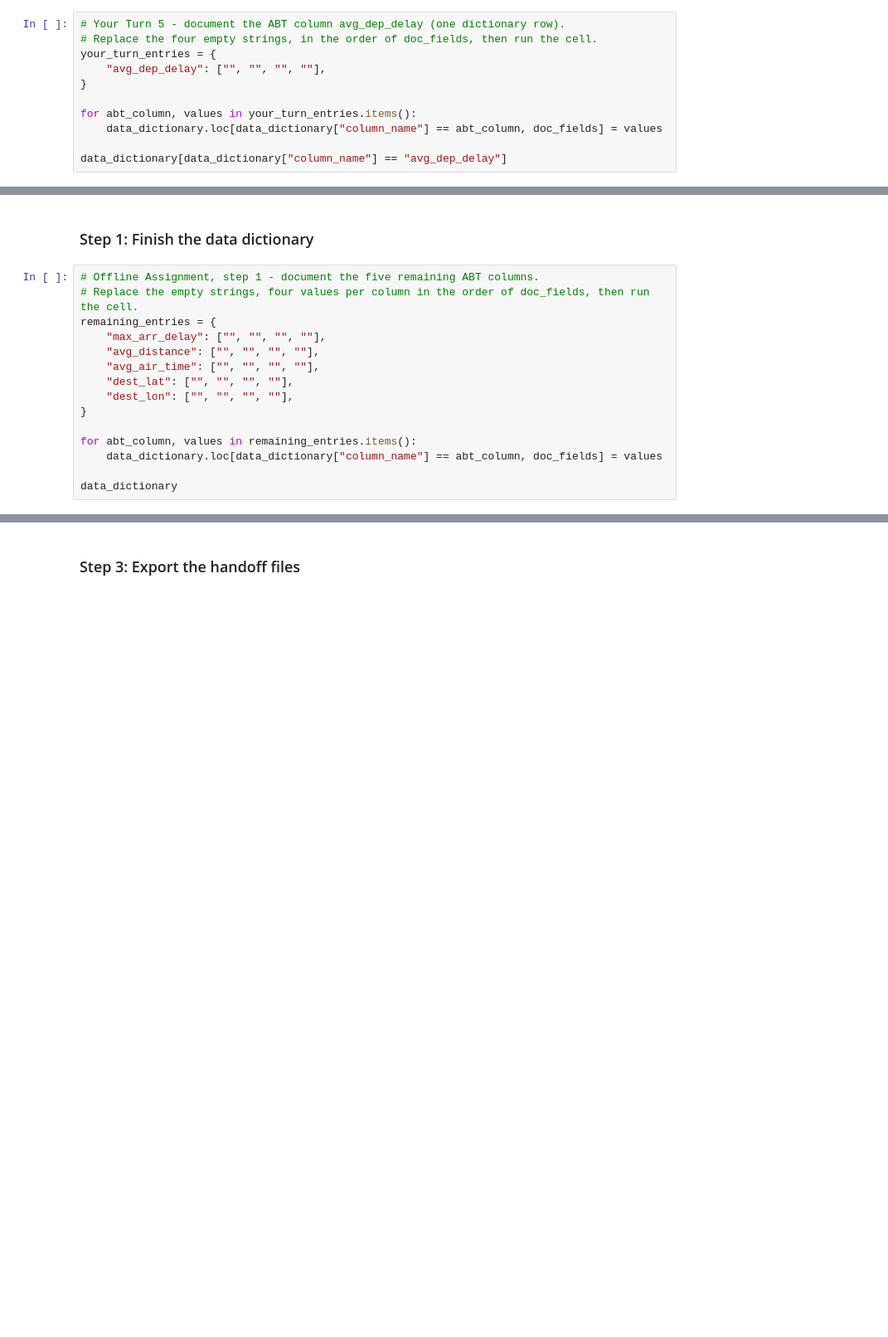
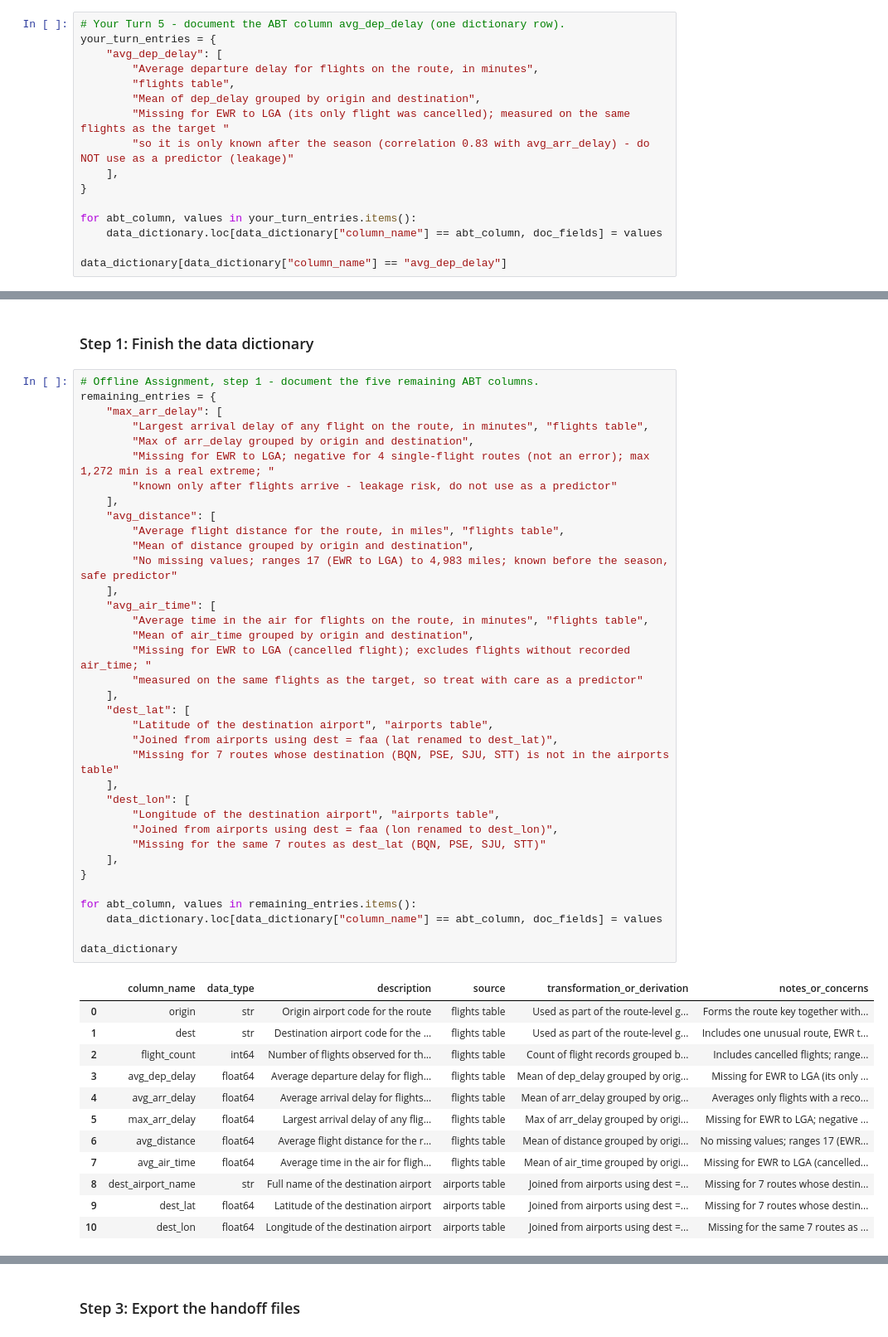
Before and after one commit to mauriciorebaza/ban6003-week-11-abt-documentation-mauricio-rebaza-figueroa, a Jupyter notebook: notebooks/module11_abt_documentation_guided_lab.ipynb, the cells around one changed output, grey strips where cells are left out. Shown at 83% size. Drawn from its saved outputs; the diff is of its cells as text; blank space fills up the shorter version.

```diff
--- a/notebooks/module11_abt_documentation_guided_lab.ipynb
+++ b/notebooks/module11_abt_documentation_guided_lab.ipynb
@@ -393,9 +528,14 @@ In `notes_or_concerns`, record two findings from earlier sections: the route whe
 In the offline assignment you will complete the dictionary rows for the five ABT columns that are still blank.
 # %%
 # Your Turn 5 - document the ABT column avg_dep_delay (one dictionary row).
-# Replace the four empty strings, in the order of doc_fields, then run the cell.
 your_turn_entries = {
-    "avg_dep_delay": ["", "", "", ""],
+    "avg_dep_delay": [
+        "Average departure delay for flights on the route, in minutes",
+        "flights table",
+        "Mean of dep_delay grouped by origin and destination",
+        "Missing for EWR to LGA (its only flight was cancelled); measured on the same flights as the target "
+        "so it is only known after the season (correlation 0.83 with avg_arr_delay) - do NOT use as a predictor (leakage)"
+    ],
 }
 
 for abt_column, values in your_turn_entries.items():
@@ -502,19 +652,53 @@ An analyst on another team will use the route ABT next week and cannot ask you t
 ### Step 1: Finish the data dictionary
 # %%
 # Offline Assignment, step 1 - document the five remaining ABT columns.
-# Replace the empty strings, four values per column in the order of doc_fields, then run the cell.
 remaining_entries = {
-    "max_arr_delay": ["", "", "", ""],
-    "avg_distance": ["", "", "", ""],
-    "avg_air_time": ["", "", "", ""],
-    "dest_lat": ["", "", "", ""],
-    "dest_lon": ["", "", "", ""],
+    "max_arr_delay": [
+        "Largest arrival delay of any flight on the route, in minutes", "flights table",
+        "Max of arr_delay grouped by origin and destination",
+        "Missing for EWR to LGA; negative for 4 single-flight routes (not an error); max 1,272 min is a real extreme; "
+        "known only after flights arrive - leakage risk, do not use as a predictor"
+    ],
+    "avg_distance": [
+        "Average flight distance for the route, in miles", "flights table",
+        "Mean of distance grouped by origin and destination",
+        "No missing values; ranges 17 (EWR to LGA) to 4,983 miles; known before the season, safe predictor"
+    ],
+    "avg_air_time": [
+        "Average time in the air for flights on the route, in minutes", "flights table",
+        "Mean of air_time grouped by origin and destination",
+        "Missing for EWR to LGA (cancelled flight); excludes flights without recorded air_time; "
+        "measured on the same flights as the target, so treat with care as a predictor"
+    ],
+    "dest_lat": [
+        "Latitude of the destination airport", "airports table",
+        "Joined from airports using dest = faa (lat renamed to dest_lat)",
+        "Missing for 7 routes whose destination (BQN, PSE, SJU, STT) is not in the airports table"
+    ],
+    "dest_lon": [
+        "Longitude of the destination airport", "airports table",
+        "Joined from airports using dest = faa (lon renamed to dest_lon)",
+        "Missing for the same 7 routes as dest_lat (BQN, PSE, SJU, STT)"
+    ],
 }
 
 for abt_column, values in remaining_entries.items():
     data_dictionary.loc[data_dictionary["column_name"] == abt_column, doc_fields] = values
 
 data_dictionary
+# %% [output]
+|  | column_name | data_type | description | source | transformation_or_derivation | notes_or_concerns |
+| 0 | origin | str | Origin airport code for the route | flights table | Used as part of the route-level g... | Forms the route key together with... |
+| 1 | dest | str | Destination airport code for the ... | flights table | Used as part of the route-level g... | Includes one unusual route, EWR t... |
+| 2 | flight_count | int64 | Number of flights observed for th... | flights table | Count of flight records grouped b... | Includes cancelled flights; range... |
+| 3 | avg_dep_delay | float64 | Average departure delay for fligh... | flights table | Mean of dep_delay grouped by orig... | Missing for EWR to LGA (its only ... |
+| 4 | avg_arr_delay | float64 | Average arrival delay for flights... | flights table | Mean of arr_delay grouped by orig... | Averages only flights with a reco... |
+| 5 | max_arr_delay | float64 | Largest arrival delay of any flig... | flights table | Max of arr_delay grouped by origi... | Missing for EWR to LGA; negative ... |
+| 6 | avg_distance | float64 | Average flight distance for the r... | flights table | Mean of distance grouped by origi... | No missing values; ranges 17 (EWR... |
+| 7 | avg_air_time | float64 | Average time in the air for fligh... | flights table | Mean of air_time grouped by origi... | Missing for EWR to LGA (cancelled... |
+| 8 | dest_airport_name | str | Full name of the destination airport | airports table | Joined from airports using dest =... | Missing for 7 routes whose destin... |
+| 9 | dest_lat | float64 | Latitude of the destination airport | airports table | Joined from airports using dest =... | Missing for 7 routes whose destin... |
+| 10 | dest_lon | float64 | Longitude of the destination airport | airports table | Joined from airports using dest =... | Missing for the same 7 routes as ... |
 # %% [markdown]
 ### Step 2: Complete the validation checklist
 
```
Also changed, not shown: parts of 31 cells of this notebook, 3 other files.
